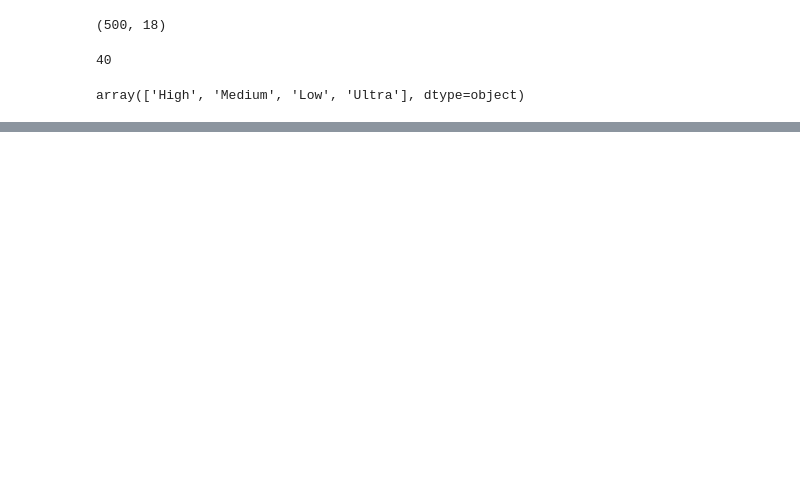
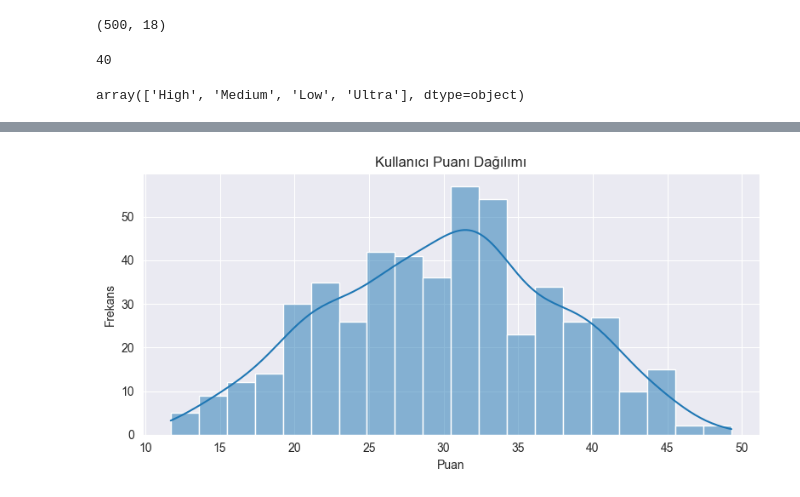
Before and after one commit to AlpikTech/ISTDS-Proje-4, a Jupyter notebook: Game Reviews.ipynb, the cells around one changed output, grey strips where cells are left out. Saved outputs shown, nothing was run; the diff lists cells and outputs as text; code cells hidden in the pictures; blank space fills up the shorter version.

```diff
--- a/Game Reviews.ipynb
+++ b/Game Reviews.ipynb
@@ -130,0 +184,10 @@ array(['High', 'Medium', 'Low', 'Ultra'], dtype=object)
+# %%
+plt.figure(figsize=(8, 4))
+sns.histplot(df['User Rating'], bins=20, kde=True)
+plt.title("Kullanıcı Puanı Dağılımı")
+plt.xlabel("Puan")
+plt.ylabel("Frekans")
+plt.tight_layout()
+plt.show()
+# %% [output]
+[figure, added]
```
Also changed, not shown: parts of 13 cells of this notebook, 1 other file.
